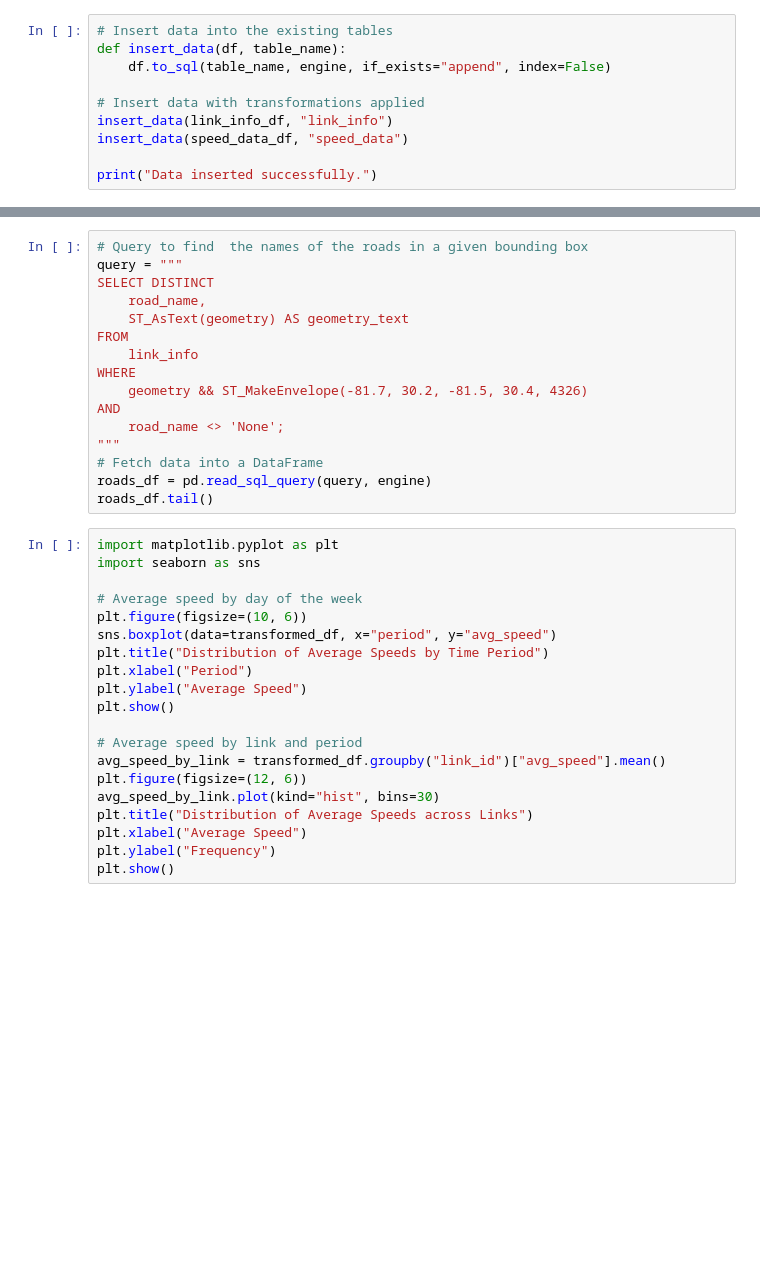
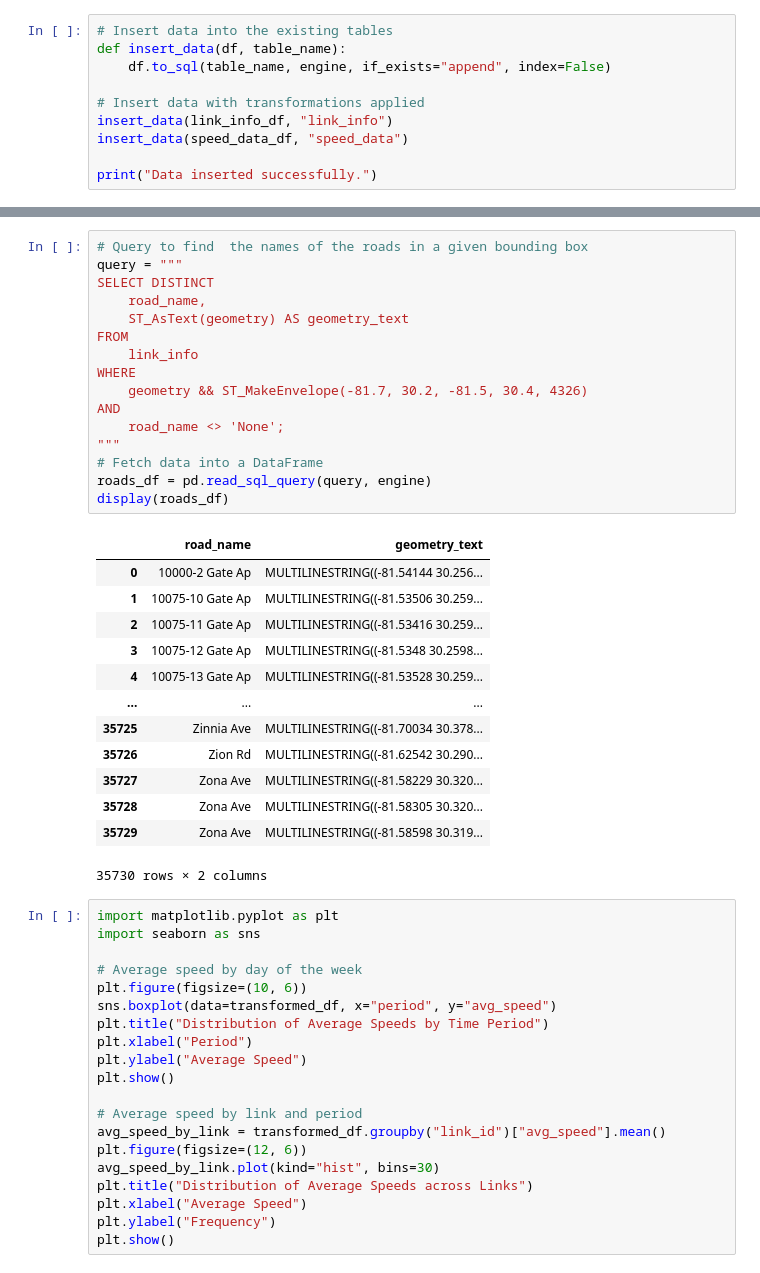
Before and after one commit to GuiBo79/urban-sdk, a Jupyter notebook: notebooks/urban-sdk.ipynb, the cells around one changed output, grey strips where cells are left out. Cells and saved outputs as stored; diff of their text form; blank space fills up the shorter version.

```diff
--- a/notebooks/urban-sdk.ipynb
+++ b/notebooks/urban-sdk.ipynb
@@ -107,19 +188,33 @@ transformed_df.head()
 # %%
 # Query to find  the names of the roads in a given bounding box
 query = """
 SELECT DISTINCT
     road_name,
     ST_AsText(geometry) AS geometry_text
 FROM
     link_info
 WHERE
     geometry && ST_MakeEnvelope(-81.7, 30.2, -81.5, 30.4, 4326)
 AND
     road_name <> 'None';
 """
 # Fetch data into a DataFrame
 roads_df = pd.read_sql_query(query, engine)
-roads_df.tail()
+display(roads_df)
+# %% [output]
+|  | road_name | geometry_text |
+| 0 | 10000-2 Gate Ap | MULTILINESTRING((-81.54144 30.256... |
+| 1 | 10075-10 Gate Ap | MULTILINESTRING((-81.53506 30.259... |
+| 2 | 10075-11 Gate Ap | MULTILINESTRING((-81.53416 30.259... |
+| 3 | 10075-12 Gate Ap | MULTILINESTRING((-81.5348 30.2598... |
+| 4 | 10075-13 Gate Ap | MULTILINESTRING((-81.53528 30.259... |
+| ... | ... | ... |
+| 35725 | Zinnia Ave | MULTILINESTRING((-81.70034 30.378... |
+| 35726 | Zion Rd | MULTILINESTRING((-81.62542 30.290... |
+| 35727 | Zona Ave | MULTILINESTRING((-81.58229 30.320... |
+| 35728 | Zona Ave | MULTILINESTRING((-81.58305 30.320... |
+| 35729 | Zona Ave | MULTILINESTRING((-81.58598 30.319... |
+35730 rows × 2 columns
 # %%
 import matplotlib.pyplot as plt
 import seaborn as sns
```
Also changed, not shown: parts of 13 cells of this notebook.
